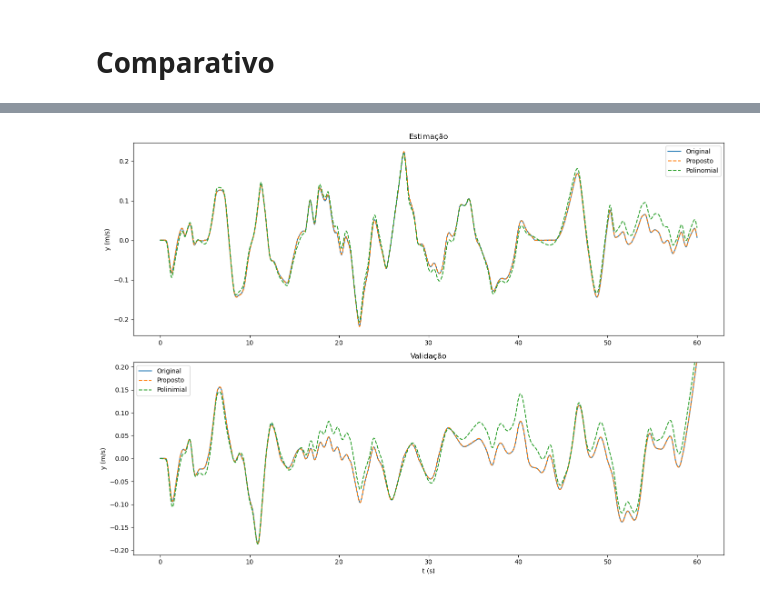
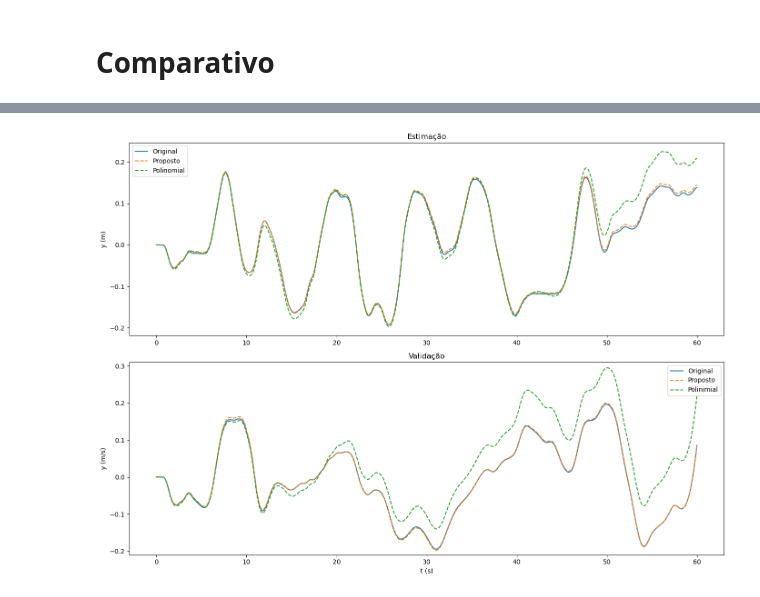
Before and after one commit to JonhLucas/NARX_MISO, a Jupyter notebook: ballBeamIdWithFriction.ipynb, the cells around one changed output, grey strips where cells are left out. Saved outputs shown, nothing was run; the diff lists cells and outputs as text; code cells hidden in the pictures.

Commit message:
BallBeam nova estimacao

```diff
--- a/ballBeamIdWithFriction.ipynb
+++ b/ballBeamIdWithFriction.ipynb
@@ -339,14 +343,13 @@ plt.show()
 # %%
 
 output = 0
-num = [6]
+num = [10]
 params = []
-params.append({'nb':[8],'na':[8], 'level':3, 'nonlinear':[0,0,0,0,0], 'root':False, 'delay':1, 'diff':False, 'ymodifier':[0,0]})
+params.append({'nb':[6],'na':[7], 'level':3, 'nonlinear':[0,0,0,0,0], 'root':False, 'delay':1, 'diff':False, 'ymodifier':[0,0]})
 
 sselector = structureSelector()
-#clip.setLimit(-0.2, 0.2)
 ss = sselector.symbolic_regressors(**params[output], intg=False)
-
+#print(ss)
 vCandidatos = sselector.matrix_candidate(ui, yi, **params[output], dt=dt, intg=False)
 
 pad = max(max(params[output]['nb']), max(params[output]['na']))
@@ -374,4 +377,15 @@ metrics(yi, yhat)
 plt.figure(figsize=(15,4));plt.title("Ball and beam")
 plt.plot(t, yi.T, label='Original');plt.plot(t, polinomial_slivre, label='Livre')
 plt.legend();plt.grid();plt.show()
+'''
+Simulação livre
+RMSE: 4.86e-03 MSE: 2.36e-05
+AET: 23.06394877284693
+MAPE: 1.53783%
+
+Um passo a frente
+RMSE: 9.35e-05 MSE: 8.74e-09
+AET: 0.4250562000680569
+MAPE: 0.93069%
+'''
 # %% [output]
@@ -455,28 +500,28 @@ MAPE: 0.05811%
 # %%
 p = np.arange(0, 10, 0.02)
 
 f, ax = plt.subplots(2, 1, figsize=[14, 10])
-ax[0].plot(t, yi.T, label='Original')
-ax[0].plot(t, slivre, '--', label='Proposto')
-ax[0].plot(t, polinomial_slivre, '--', label='Polinomial')
+ax[0].plot(t, y, label='Original')
+ax[0].plot(t, integrate(slivre, dt), '--', label='Proposto')
+ax[0].plot(t, integrate(polinomial_slivre, dt), '--', label='Polinomial')
 
-ax[0].set_ylabel('y (m/s)')
+ax[0].set_ylabel('y (m)')
 
 ax[0].set_title("Estimação")
 ax[0].legend()
 
-ax[1].plot(t, dyVal.T, label='Original')
-ax[1].plot(t, valLivre, '--', label='Proposto')
-ax[1].plot(t, polinomial_valLivre, '--', label='Polinimial')
+ax[1].plot(t, yVal.T, label='Original')
+ax[1].plot(t, integrate(valLivre, dt), '--', label='Proposto')
+ax[1].plot(t, integrate(polinomial_valLivre, dt), '--', label='Polinimial')
 ax[1].set_ylabel('y (m/s)')
 ax[1].set_xlabel('t (s)')
-ax[1].set_ylim(-0.21, 0.21)
+ax[1].set_ylim(-0.21, 0.31)
 ax[1].set_title("Validação")
 ax[1].legend()
 
 plt.tight_layout()
-#plt.savefig('/home/jonhlucas/Downloads/periodo atual/TCC/escrita/Jonh - TCC/figuras/ballBeamComparate.png')
+#plt.savefig('/home/jonhlucas/Downloads/periodo atual/TCC/escrita/Jonh - TCC/figuras/ballBeamI.png')
 
 plt.show()
 # %% [output]
-[figure, old version]
+[figure, new version]
```
Also changed, not shown: parts of 14 cells of this notebook, 3 other files.
